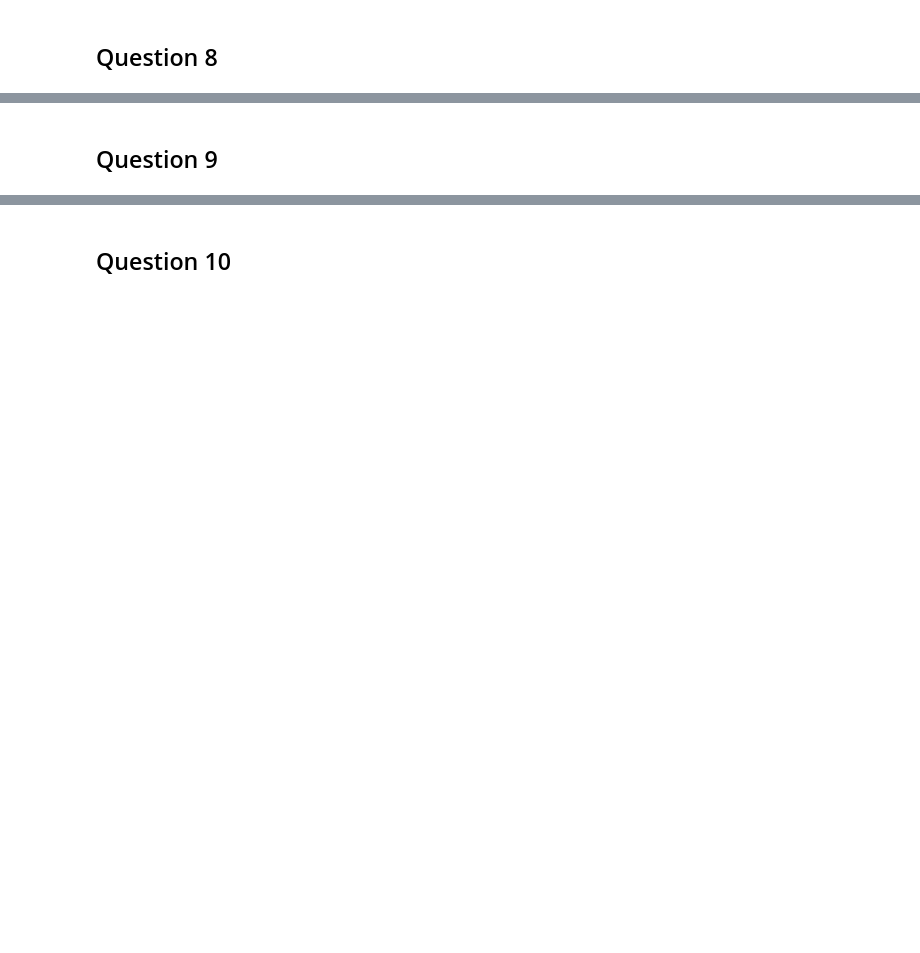
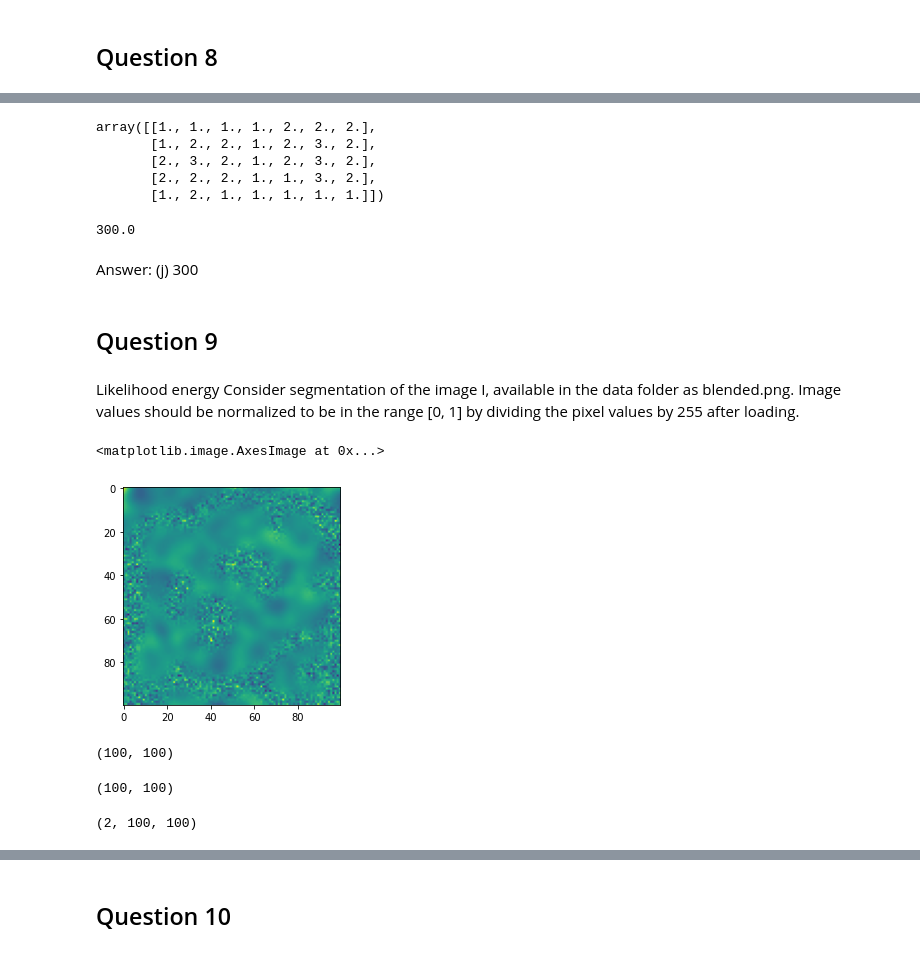
Before and after one commit to wdmdev/02506-advanced-image-analysis, a Jupyter notebook: exam/exam_2022.ipynb, the cells around one changed output, grey strips where cells are left out. Drawn from its saved outputs; the diff is of its cells as text; code cells hidden in the pictures; blank space fills up the shorter version.

```diff
--- a/exam/exam_2022.ipynb
+++ b/exam/exam_2022.ipynb
@@ -29,2 +277,33 @@ import matplotlib.pyplot as plt
+# %%
+I = np.loadtxt('EXAM_MATERIAL/configuration.txt')
+I
+# %% [output]
+array([[1., 1., 1., 1., 2., 2., 2.],
+       [1., 2., 2., 1., 2., 3., 2.],
+       [2., 3., 2., 1., 2., 3., 2.],
+       [2., 2., 2., 1., 1., 3., 2.],
+       [1., 2., 1., 1., 1., 1., 1.]])
+# %%
+V2 = (10*np.abs(I[1:,:]-I[:-1,:])).sum() + (10*np.abs(I[:,1:] - I[:,:-1])).sum()
+V2
+# %% [output]
+300.0
+# %% [markdown]
+Answer: (j) 300
 # %% [markdown]
 ## Question 9
+# %% [markdown]
+Likelihood energy Consider segmentation of the image I, available in the data folder
+as blended.png. Image values should be normalized to be in the range [0, 1] by
+dividing the pixel values by 255 after loading.
+# %%
+I = io.imread('EXAM_MATERIAL/blended.png').astype(float)
+I = I/255
+plt.imshow(I)
+# %% [output]
+<matplotlib.image.AxesImage at 0x...>
+[figure, added]
+# %%
+I.shape
+# %% [output]
+(100, 100)
@@ -30,0 +316,13 @@ import matplotlib.pyplot as plt
+# %%
+S = window_std(I)
+S.shape
+# %% [output]
+(100, 100)
+# %%
+sigma_textured = 0.05
+sigma_smooth = 0.01
+
+V1 = np.stack([(sigma_textured - S)**2, (sigma_smooth - S)**2])
+V1.shape
+# %% [output]
+(2, 100, 100)
```
Also changed, not shown: parts of 77 cells of this notebook, 28 other files.
